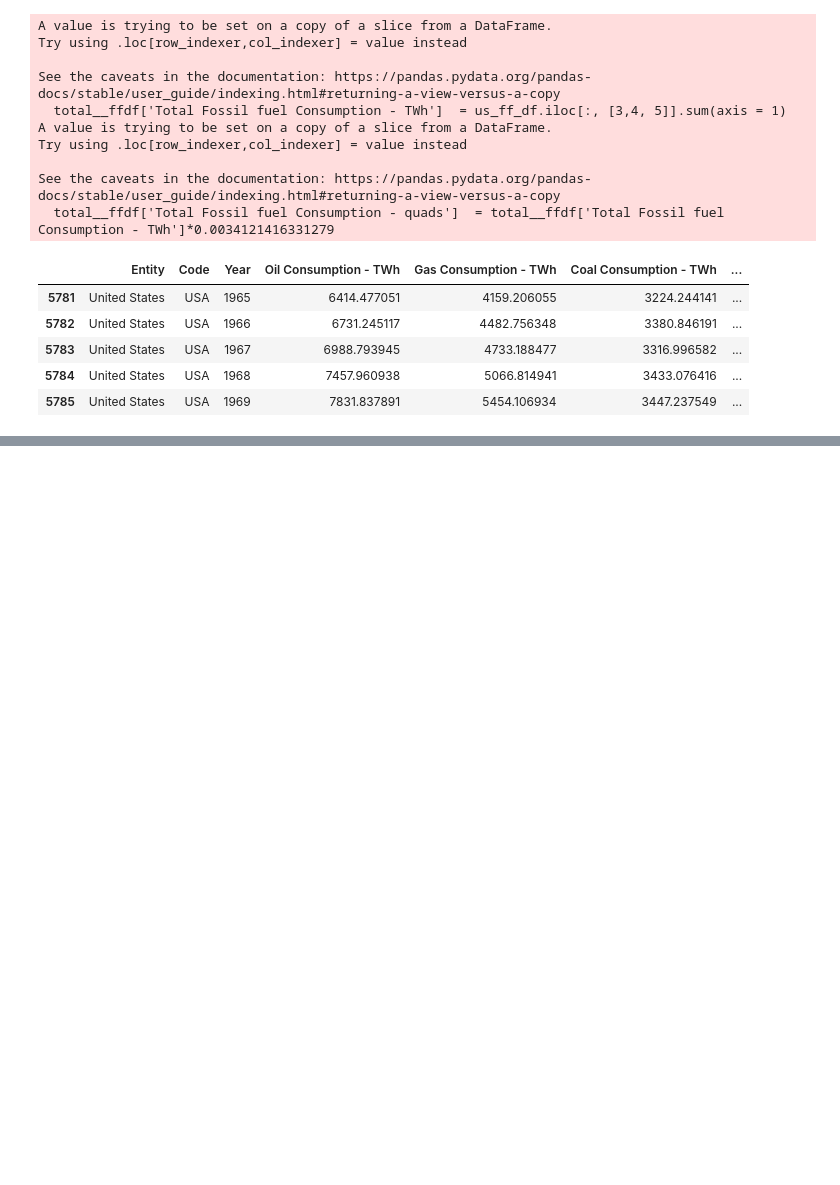
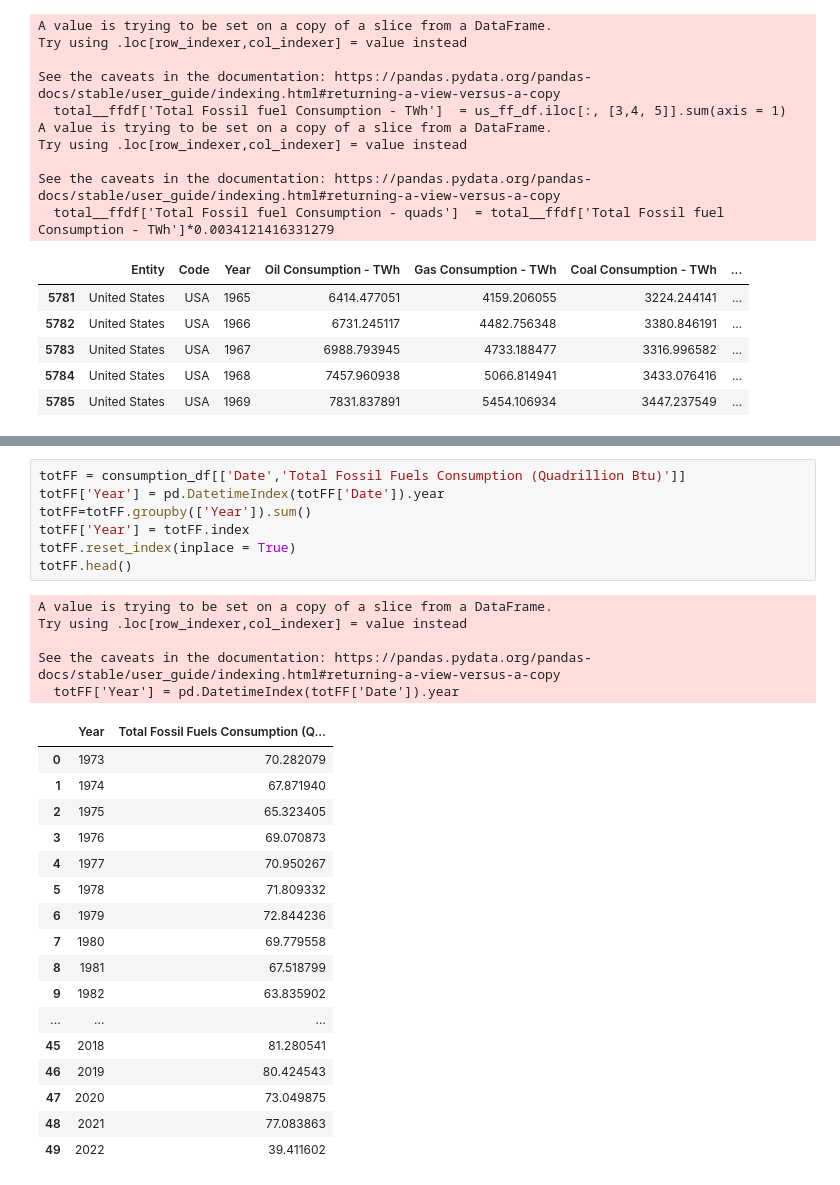
Before and after one commit to akkij26/info_2950, a Jupyter notebook: Phase4FossilFuel.ipynb, the cells around one changed output, grey strips where cells are left out. Saved outputs shown, nothing was run; the diff lists cells and outputs as text; blank space fills up the shorter version.

```diff
--- a/Phase4FossilFuel.ipynb
+++ b/Phase4FossilFuel.ipynb
@@ -157,0 +166,30 @@ FileNotFoundError: [Errno 2] No such file or directory: 'consumption.csv'
+# %%
+totFF = consumption_df[['Date','Total Fossil Fuels Consumption (Quadrillion Btu)']]
+totFF['Year'] = pd.DatetimeIndex(totFF['Date']).year
+totFF=totFF.groupby(['Year']).sum()
+totFF['Year'] = totFF.index
+totFF.reset_index(inplace = True)
+totFF.head()
+# %% [output]
+A value is trying to be set on a copy of a slice from a DataFrame.
+Try using .loc[row_indexer,col_indexer] = value instead
+
+See the caveats in the documentation: https://pandas.pydata.org/pandas-docs/stable/user_guide/indexing.html#returning-a-view-versus-a-copy
+  totFF['Year'] = pd.DatetimeIndex(totFF['Date']).year
+|  | Year | Total Fossil Fuels Consumption (Q... |
+| 0 | 1973 | 70.282079 |
+| 1 | 1974 | 67.871940 |
+| 2 | 1975 | 65.323405 |
+| 3 | 1976 | 69.070873 |
+| 4 | 1977 | 70.950267 |
+| 5 | 1978 | 71.809332 |
+| 6 | 1979 | 72.844236 |
+| 7 | 1980 | 69.779558 |
+| 8 | 1981 | 67.518799 |
+| 9 | 1982 | 63.835902 |
+| ... | ... | ... |
+| 45 | 2018 | 81.280541 |
+| 46 | 2019 | 80.424543 |
+| 47 | 2020 | 73.049875 |
+| 48 | 2021 | 77.083863 |
+| 49 | 2022 | 39.411602 |
```
Also changed, not shown: parts of 4 cells of this notebook, 1 other file.
